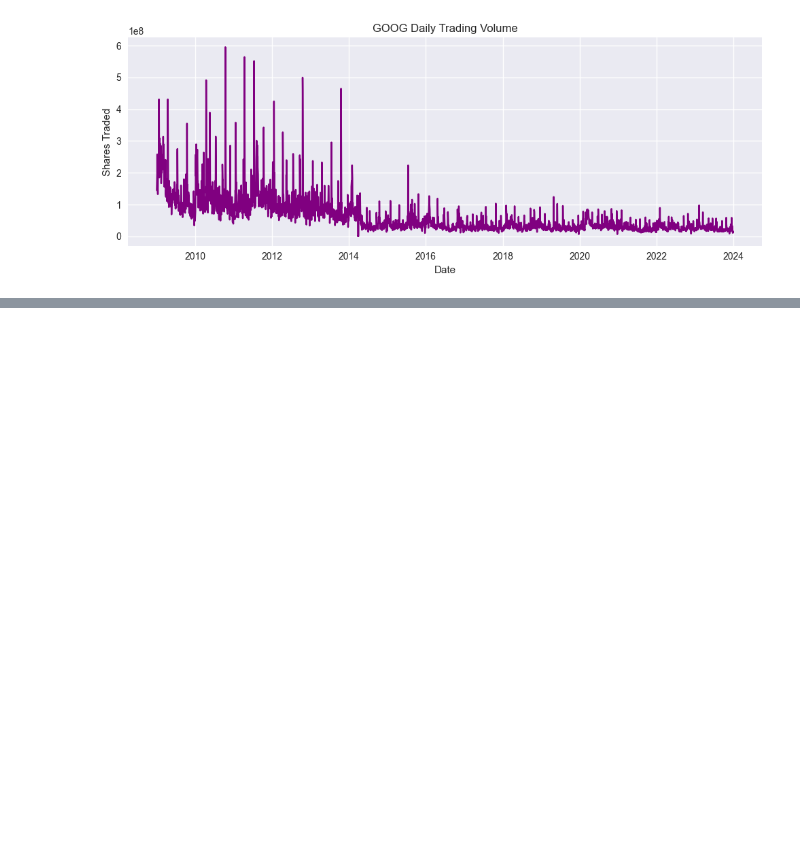
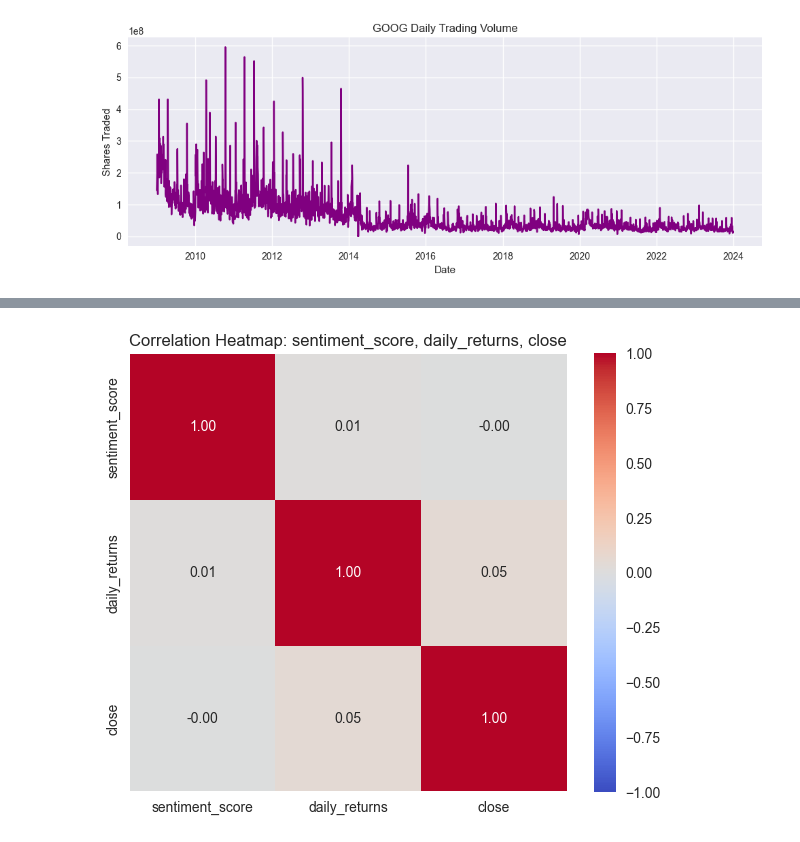
Before and after one commit to selamasnake/kaim-week-1, a Jupyter notebook: notebooks/stocks/GOOG.ipynb, the cells around one changed output, grey strips where cells are left out. Drawn from its saved outputs; the diff is of its cells as text; code cells hidden in the pictures; blank space fills up the shorter version.

```diff
--- a/notebooks/stocks/GOOG.ipynb
+++ b/notebooks/stocks/GOOG.ipynb
@@ -97,0 +185,4 @@ plotter.plot_macd(data)
+# %%
+plotter.correlation_heatmap(data_with_daily_returns, ['sentiment_score', 'daily_returns', 'close' ])
+# %% [output]
+[figure, added]
```
Also changed, not shown: parts of 19 cells of this notebook, 5 other files.
